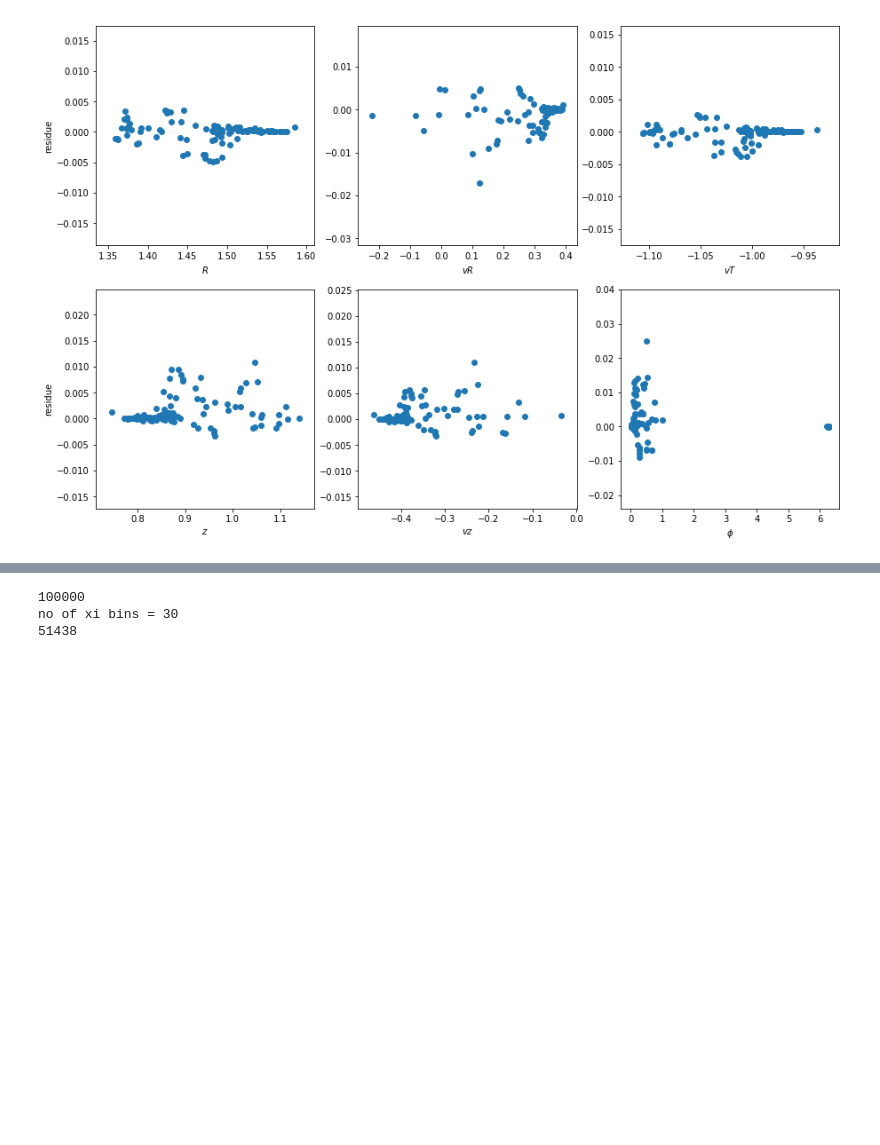
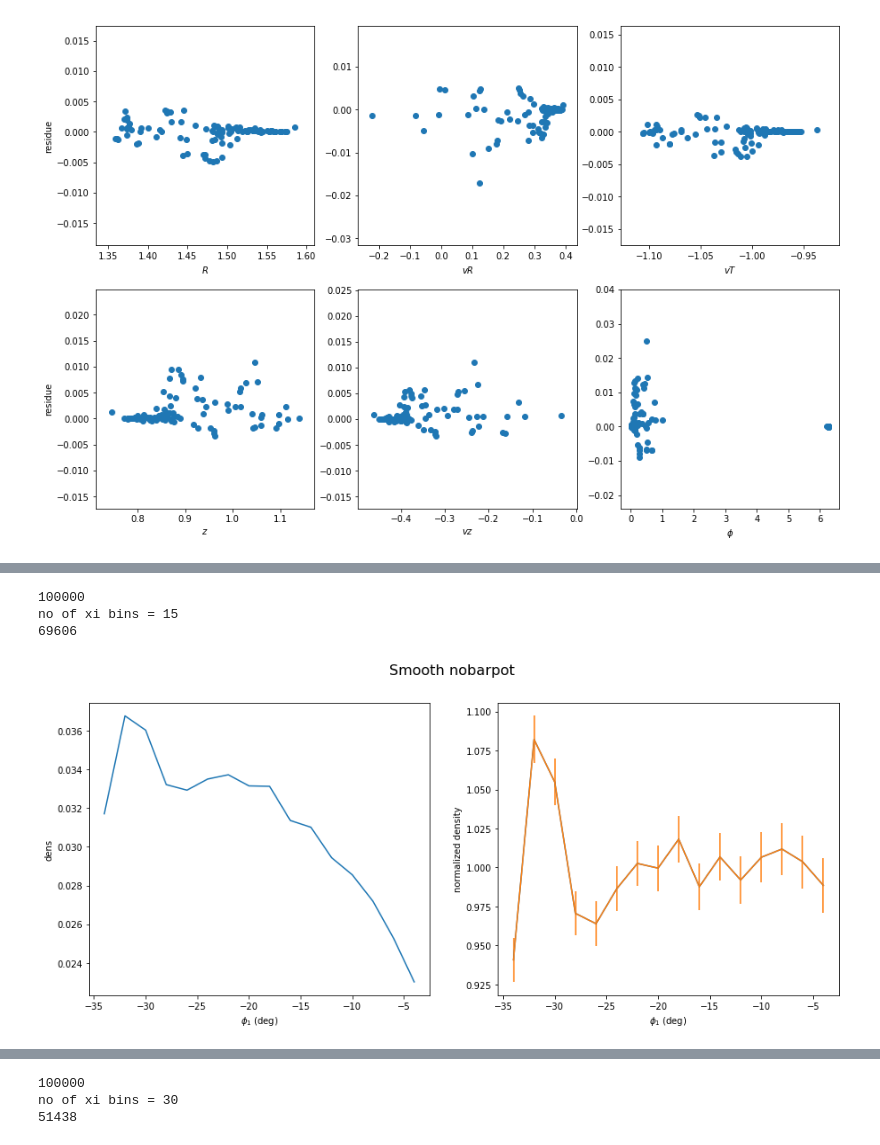
Before and after one commit to nbanik/Analyze_GD-1, a Jupyter notebook: spraydf_combine_bar+spiral and subhalos.ipynb, the cells around one changed output, grey strips where cells are left out. Cells and saved outputs as stored; diff of their text form; code cells hidden in the pictures; blank space fills up the shorter version.

```diff
--- a/spraydf_combine_bar+spiral and subhalos.ipynb
+++ b/spraydf_combine_bar+spiral and subhalos.ipynb
@@ -477,0 +488,32 @@ Text(0.5, 0, '$\\phi$')
+# %%
+#smooth stream,
+
+#R   phi   z   vR    vT    vz
+
+Rs,phis,zs,_,_,_=np.loadtxt("combine_bar_spiral_subhalos/spraydf_sample_100K_nobarpot_final_coord.dat",unpack=True)
+
+p1s,p2s=galcencyl_to_phi12(Rs,phis,zs)
+
+midphi1s,Ndns,Ndns_err,ndens,ndens_err,dens,pps = compute_ndenphi1(p1s,maxphi1=-4.,minphi1=-34.,bw=2)
+
+plt.figure(figsize=(15,6))
+plt.suptitle("Smooth nobarpot",fontsize=16)
+plt.subplot(1,2,1)
+#plt.scatter(p1_nobarpot,p2_nobarpot)
+plt.plot(midphi1s,dens)
+plt.ylabel("dens")
+plt.xlabel(r'$\phi_{1}$ (deg)')
+
+plt.subplot(1,2,2)
+plt.plot(midphi1s,ndens)
+plt.errorbar(midphi1s,ndens,ndens_err)
+#plt.plot(outphi1,dens_cont,label="")
+plt.ylabel('normalized density')
+plt.xlabel(r'$\phi_{1}$ (deg)')
+
+plt.show()
+# %% [output]
+100000
+no of xi bins = 15
+69606
+[figure, added]
```
Also changed, not shown: parts of 16 cells of this notebook, 1 other file.
